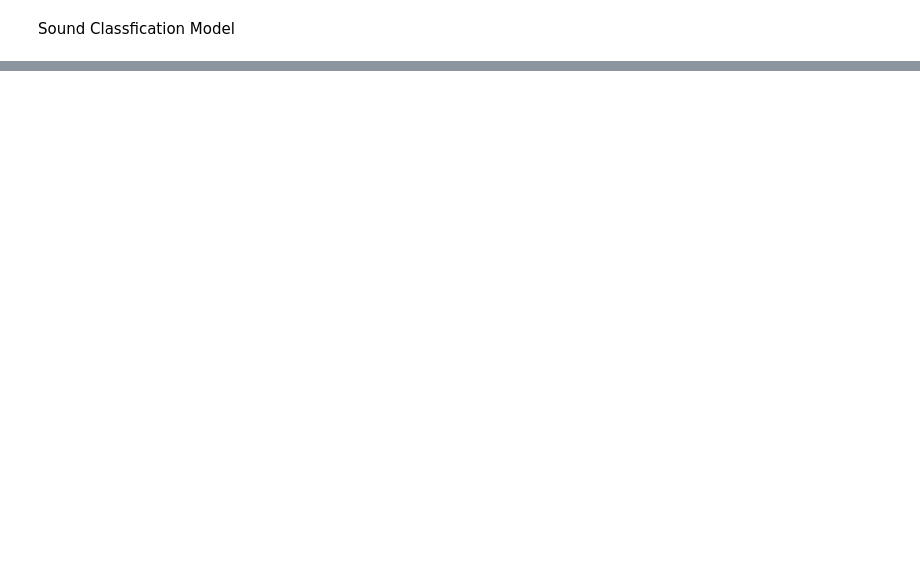
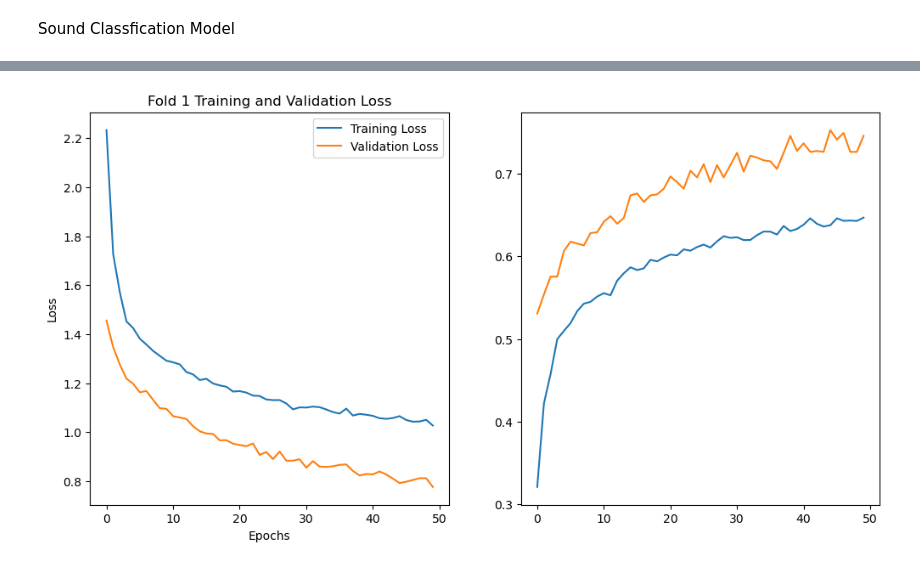
Before and after one commit to paulr28/MSc_DA_CA3, a Jupyter notebook: SoundFileExploration.ipynb, the cells around one changed output, grey strips where cells are left out. Drawn from its saved outputs; the diff is of its cells as text; code cells hidden in the pictures; blank space fills up the shorter version.

Commit message:
Updated notebook, saved some files for time saving

```diff
--- a/SoundFileExploration.ipynb
+++ b/SoundFileExploration.ipynb
@@ -59,3 +80,7 @@ for folder in os.listdir(dataset_dir):
+# %%
+# Load features and labels (to save time during development)
+features = np.load('features.npy', allow_pickle=True)
+labels = np.load('labels.npy', allow_pickle=True)
 # %% [markdown]
 EDA
 # %%
@@ -358,0 +395,75 @@ Epoch 6/50
+# %%
+# Convert the label list to numpy array
+#labels = np.array(label_list)
+
+# Encode class labels to integers
+labelsfit = label_encoder.fit_transform(labels)
+
+# Define the number of folds
+n_folds = 10
+
+# Initialize StratifiedKFold
+kf = StratifiedKFold(n_splits=n_folds, shuffle=True, random_state=42)
+
+# Lists to store results for each fold
+train_losses = []
+train_accuracies = []
+test_losses = []
+test_accuracies = []
+
+# Iterate through each fold
+for fold_idx, (train_index, test_index) in enumerate(kf.split(np.array(feature_list), labelsfit), start=1):
+    X_train, X_test = np.array(feature_list)[train_index], np.array(feature_list)[test_index]
+    y_train, y_test = labelsfit[train_index], labelsfit[test_index]
+
+    # Build and compile the model
+    model = Sequential([
+        Dense(256, activation='relu', input_shape=(X_train.shape[1],)),
+        BatchNormalization(),
+        Dropout(0.5),
+        Dense(128, activation='relu'),
+        BatchNormalization(),
+        Dropout(0.5),
+        Dense(len(label_encoder.classes_), activation='softmax')
+    ])
+
+    model.compile(optimizer=Adam(lr=0.001), loss='sparse_categorical_crossentropy', metrics=['accuracy'])
+
+    # Train the model
+    history = model.fit(X_train, y_train, validation_data=(X_test, y_test), epochs=50, batch_size=32, verbose=0)
+
+    # Evaluate the model on both training and testing sets for this fold
+    train_loss, train_accuracy = model.evaluate(X_train, y_train, verbose=0)
+    test_loss, test_accuracy = model.evaluate(X_test, y_test, verbose=0)
+
+    train_losses.append(train_loss)
+    train_accuracies.append(train_accuracy)
+    test_losses.append(test_loss)
+    test_accuracies.append(test_accuracy)
+
+    # Save the model
+    model.save(f'UrbanSound8K_fold{fold_idx}.h5')
+
+    # Print out the fold number and results
+    print(f'Fold {fold_idx}:')
+    print(f'Training Loss: {train_loss:.4f}')
+    print(f'Training Accuracy: {train_accuracy:.4f}')
+    print(f'Testing Loss: {test_loss:.4f}')
+    print(f'Testing Accuracy: {test_accuracy:.4f}')
+    print('-' * 40)
+
+    # Plot training history for each fold
+    plt.figure(figsize=(12, 6))
+    plt.subplot(1, 2, 1)
+    plt.plot(history.history['loss'], label='Training Loss')
+    plt.plot(history.history['val_loss'], label='Validation Loss')
+    plt.title(f'Fold {fold_idx} Training and Validation Loss')
+    plt.xlabel('Epochs')
+    plt.ylabel('Loss')
+    plt.legend()
+
+    plt.subplot(1, 2, 2)
+    plt.plot(history.history['accuracy'], label='Training Accuracy')
+    plt.plot(history.history['val_accuracy'], label='Validation Accuracy')
+    plt.title
+# %% [output]
@@ -358,0 +487 @@ Epoch 6/50
+[figure, added]
```
Also changed, not shown: parts of 22 cells of this notebook, 3 other files.
